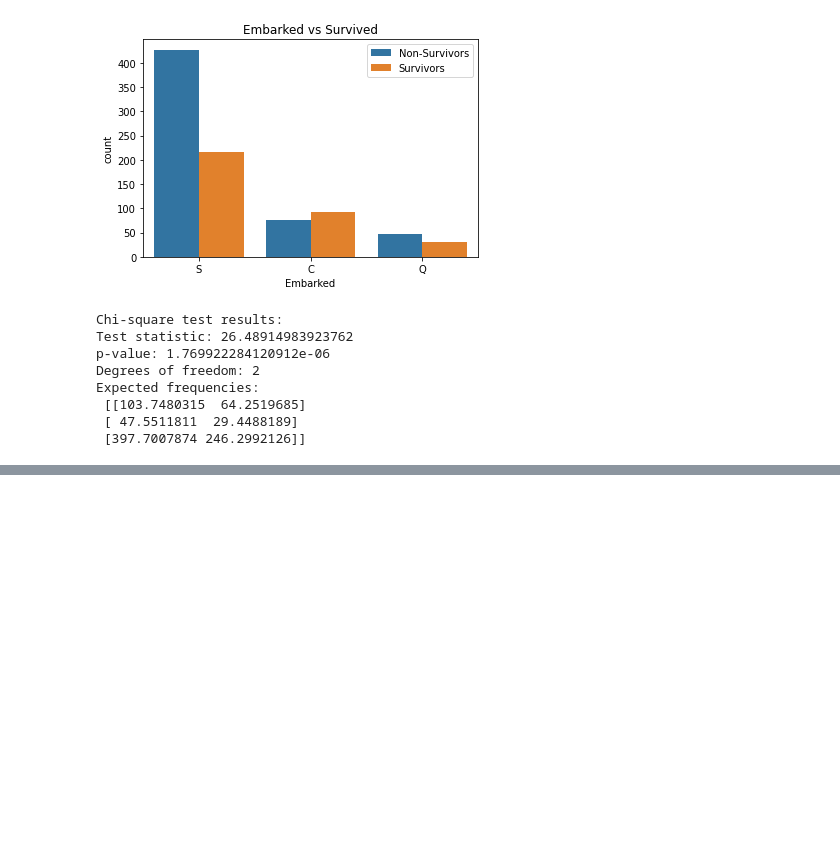
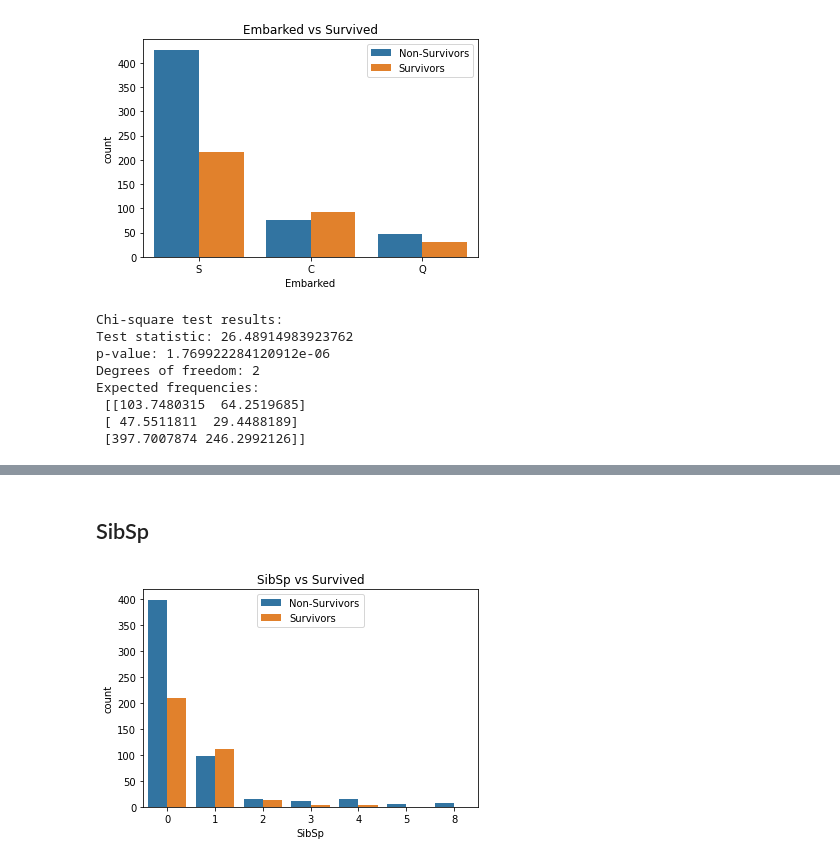
Before and after one commit to PabloJRW/titanic-classifier, a Jupyter notebook: Titanic.ipynb, the cells around one changed output, grey strips where cells are left out. Saved outputs shown, nothing was run; the diff lists cells and outputs as text; code cells hidden in the pictures; blank space fills up the shorter version.

```diff
--- a/Titanic.ipynb
+++ b/Titanic.ipynb
@@ -721,0 +367,10 @@ titanic_preds
+# %% [markdown]
+## SibSp
+# %%
+plt.figure()
+sns.countplot(x=df_train.SibSp,  hue=df_train.Survived)
+plt.title('SibSp vs Survived')
+plt.legend(['Non-Survivors', 'Survivors'])
+plt.show()
+# %% [output]
+[figure, added]
```
Also changed, not shown: parts of 56 cells of this notebook.
